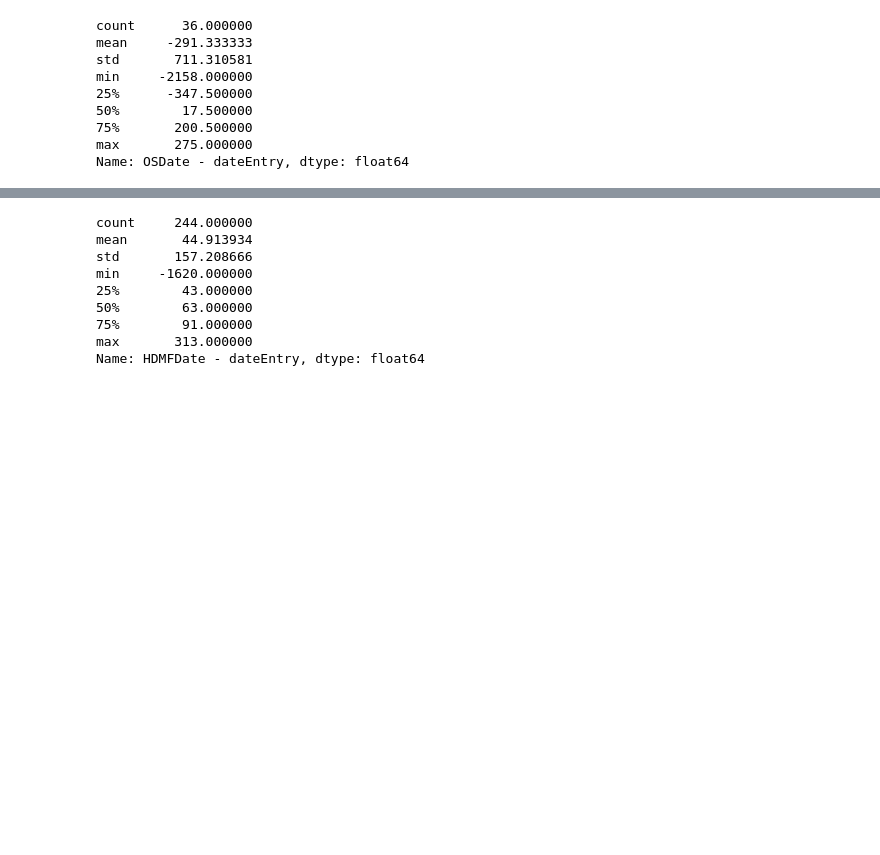
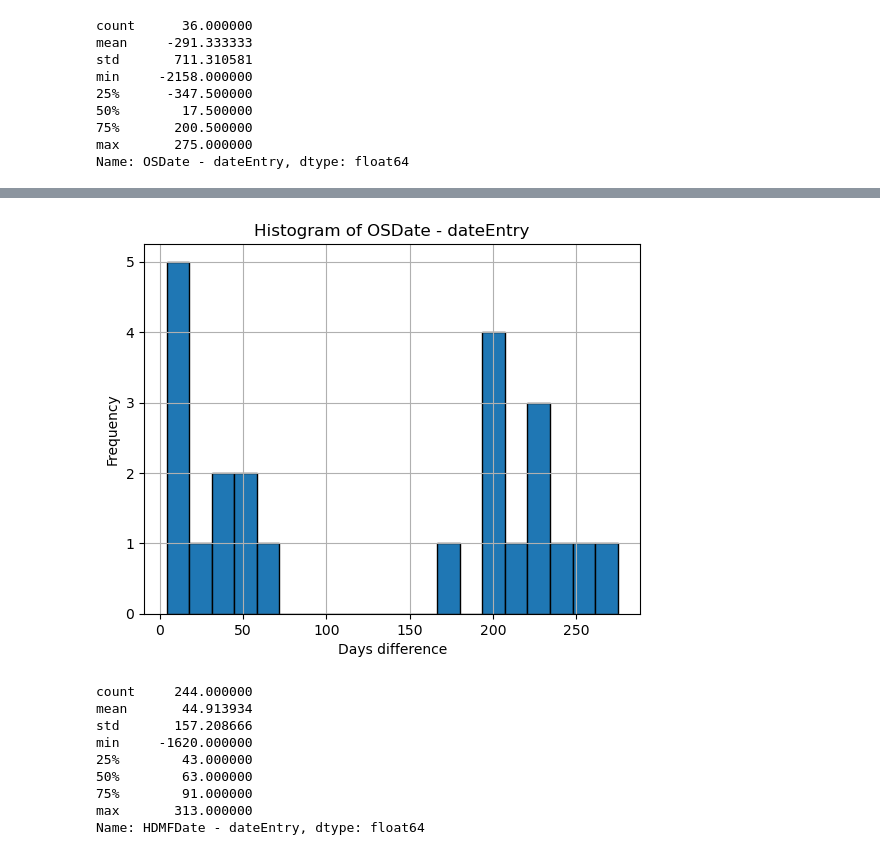
Before and after one commit to carlo-1-coder/Capstone, a Jupyter notebook: EDA deltaT.ipynb, the cells around one changed output, grey strips where cells are left out. Drawn from its saved outputs; the diff is of its cells as text; code cells hidden in the pictures; blank space fills up the shorter version.

```diff
--- a/EDA deltaT.ipynb
+++ b/EDA deltaT.ipynb
@@ -2756,3 +2782,14 @@ plt.show()
+# %%
+plt.hist(df['OSDate - dateEntry'][df['OSDate - dateEntry'] > 0], bins=20, edgecolor='k')  # You can adjust the number of bins as needed
+plt.xlabel('Days difference')
+plt.ylabel('Frequency')
+plt.title('Histogram of OSDate - dateEntry')
+plt.grid(True)
+
+# Show the histogram
+plt.show()
+# %% [output]
+[figure, added]
 # %%
 df['HDMFDate - dateEntry'].describe()
 # %% [output]
```
Also changed, not shown: parts of 29 cells of this notebook.
